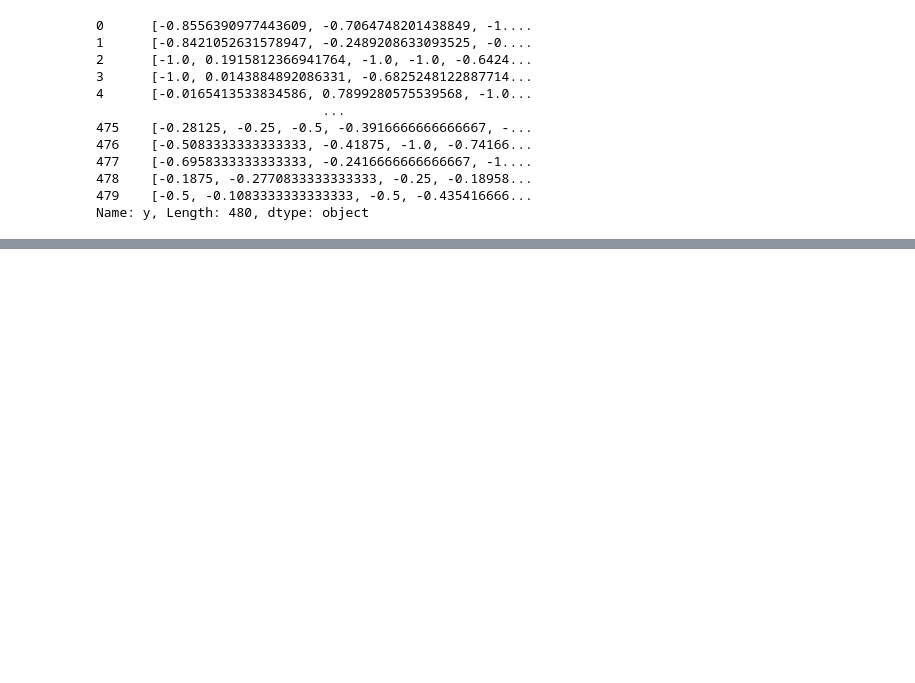
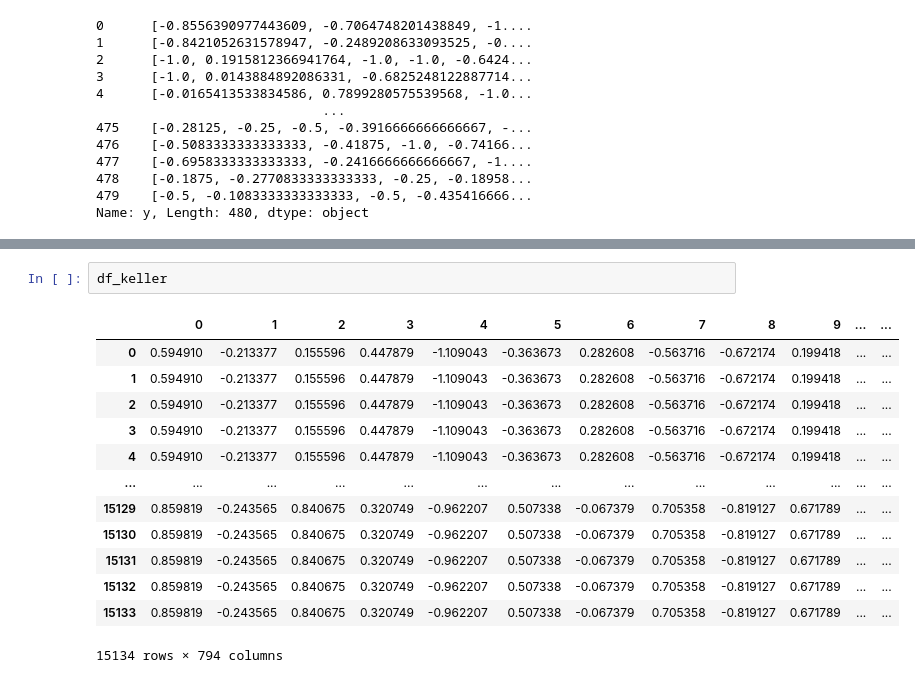
Before and after one commit to Farzaneh-Taleb/FoundationModelCourse, a Jupyter notebook: read_data.ipynb, the cells around one changed output, grey strips where cells are left out. Cells and saved outputs as stored; diff of their text form; blank space fills up the shorter version.

```diff
--- a/read_data.ipynb
+++ b/read_data.ipynb
@@ -48,0 +74,16 @@ Name: y, Length: 480, dtype: object
+# %%
+df_keller
+# %% [output]
+|  | 0 | 1 | 2 | 3 | 4 | 5 | 6 | 7 | 8 | 9 | ... | ... |
+| 0 | 0.594910 | -0.213377 | 0.155596 | 0.447879 | -1.109043 | -0.363673 | 0.282608 | -0.563716 | -0.672174 | 0.199418 | ... | ... |
+| 1 | 0.594910 | -0.213377 | 0.155596 | 0.447879 | -1.109043 | -0.363673 | 0.282608 | -0.563716 | -0.672174 | 0.199418 | ... | ... |
+| 2 | 0.594910 | -0.213377 | 0.155596 | 0.447879 | -1.109043 | -0.363673 | 0.282608 | -0.563716 | -0.672174 | 0.199418 | ... | ... |
+| 3 | 0.594910 | -0.213377 | 0.155596 | 0.447879 | -1.109043 | -0.363673 | 0.282608 | -0.563716 | -0.672174 | 0.199418 | ... | ... |
+| 4 | 0.594910 | -0.213377 | 0.155596 | 0.447879 | -1.109043 | -0.363673 | 0.282608 | -0.563716 | -0.672174 | 0.199418 | ... | ... |
+| ... | ... | ... | ... | ... | ... | ... | ... | ... | ... | ... | ... | ... |
+| 15129 | 0.859819 | -0.243565 | 0.840675 | 0.320749 | -0.962207 | 0.507338 | -0.067379 | 0.705358 | -0.819127 | 0.671789 | ... | ... |
+| 15130 | 0.859819 | -0.243565 | 0.840675 | 0.320749 | -0.962207 | 0.507338 | -0.067379 | 0.705358 | -0.819127 | 0.671789 | ... | ... |
+| 15131 | 0.859819 | -0.243565 | 0.840675 | 0.320749 | -0.962207 | 0.507338 | -0.067379 | 0.705358 | -0.819127 | 0.671789 | ... | ... |
+| 15132 | 0.859819 | -0.243565 | 0.840675 | 0.320749 | -0.962207 | 0.507338 | -0.067379 | 0.705358 | -0.819127 | 0.671789 | ... | ... |
+| 15133 | 0.859819 | -0.243565 | 0.840675 | 0.320749 | -0.962207 | 0.507338 | -0.067379 | 0.705358 | -0.819127 | 0.671789 | ... | ... |
+15134 rows × 794 columns
```
Also changed, not shown: parts of 7 cells of this notebook, 1 other file.
